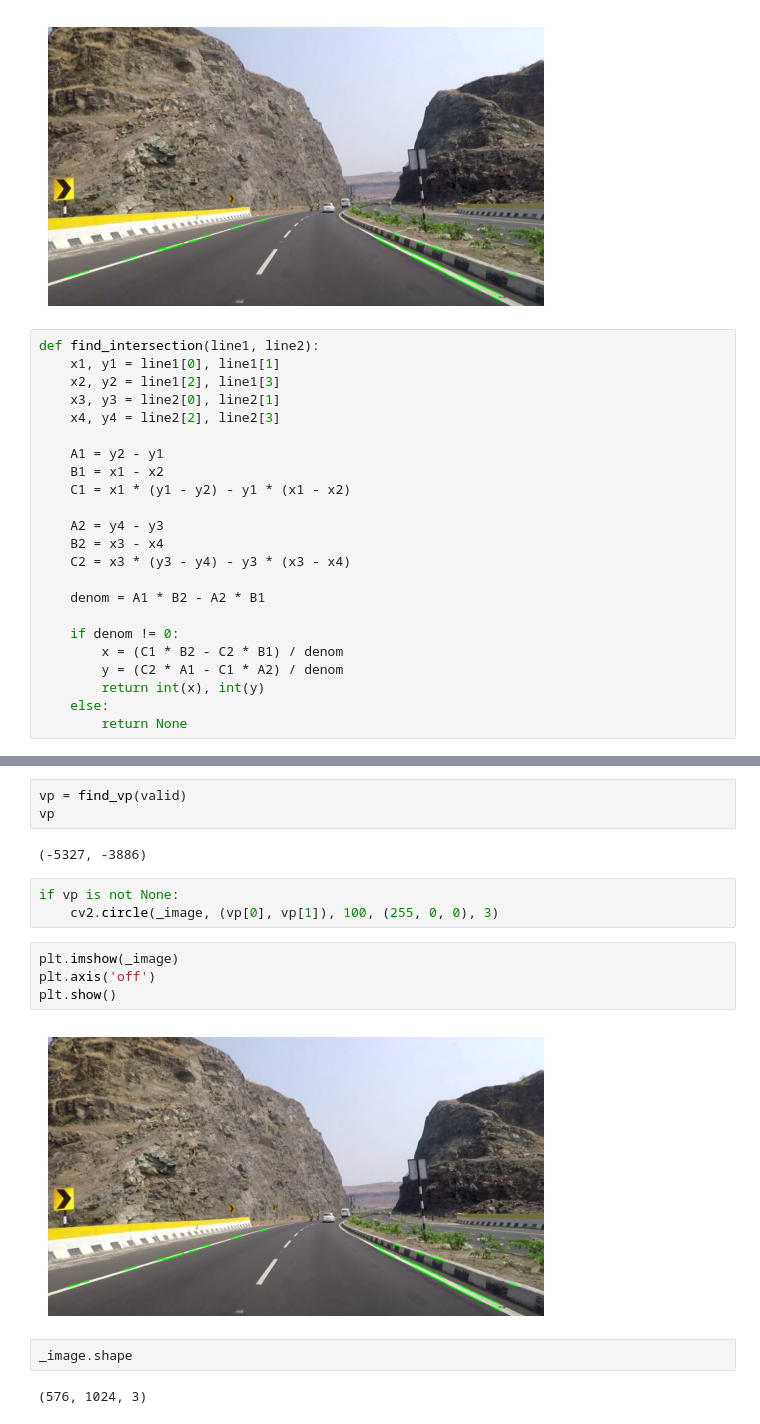
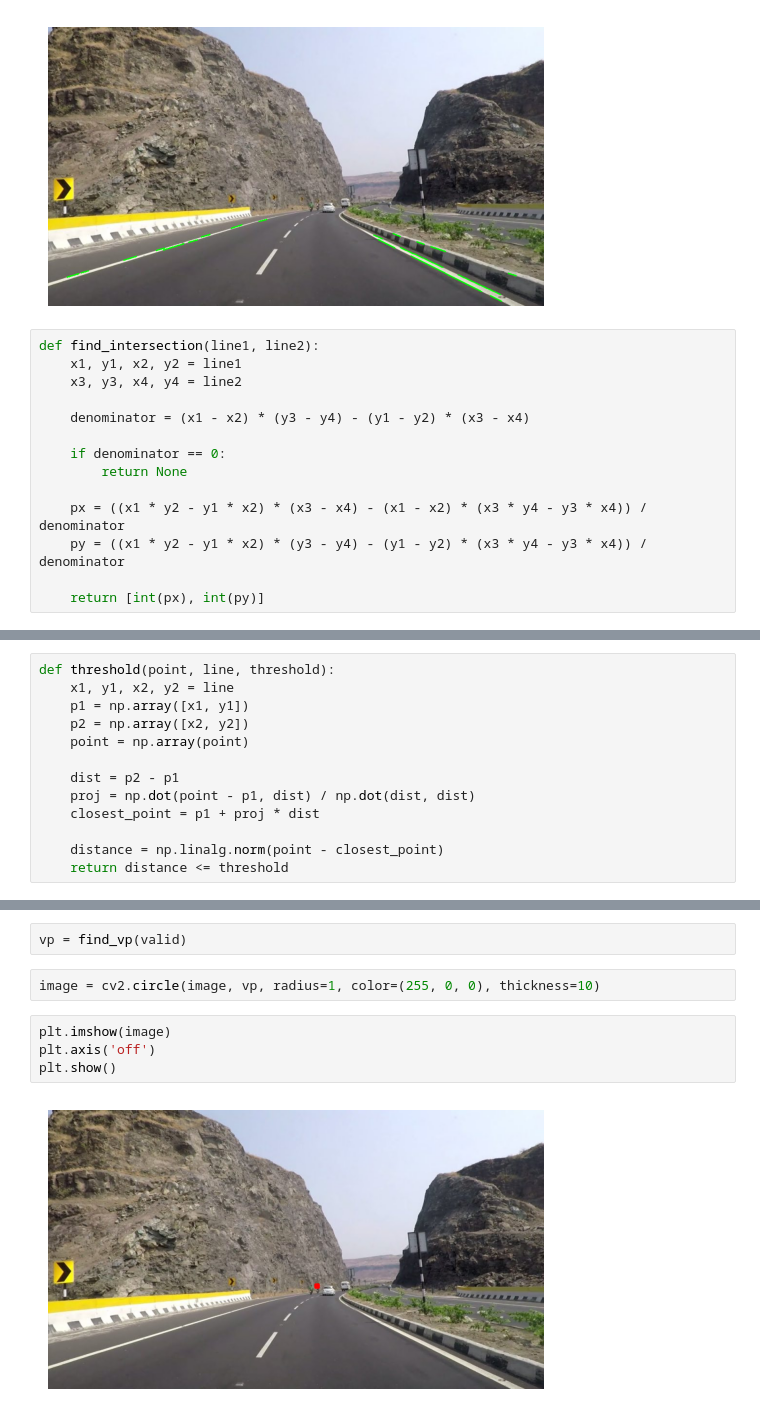
Before and after one commit to AndySama79/Neural-Network-Scratch, a Jupyter notebook: computer-vision/vanishing_plaksha.ipynb, the cells around one changed output, grey strips where cells are left out. Cells and saved outputs as stored; diff of their text form.

```diff
--- a/computer-vision/vanishing_plaksha.ipynb
+++ b/computer-vision/vanishing_plaksha.ipynb
@@ -61,27 +61,18 @@ plt.show()
 [figure]
 # %%
 def find_intersection(line1, line2):
-    x1, y1 = line1[0], line1[1]
-    x2, y2 = line1[2], line1[3]
-    x3, y3 = line2[0], line2[1]
-    x4, y4 = line2[2], line2[3]
+    x1, y1, x2, y2 = line1
+    x3, y3, x4, y4 = line2
 
-    A1 = y2 - y1
-    B1 = x1 - x2
-    C1 = x1 * (y1 - y2) - y1 * (x1 - x2)
+    denominator = (x1 - x2) * (y3 - y4) - (y1 - y2) * (x3 - x4)
 
-    A2 = y4 - y3
-    B2 = x3 - x4
-    C2 = x3 * (y3 - y4) - y3 * (x3 - x4)
+    if denominator == 0:
+        return None
 
-    denom = A1 * B2 - A2 * B1
+    px = ((x1 * y2 - y1 * x2) * (x3 - x4) - (x1 - x2) * (x3 * y4 - y3 * x4)) / denominator
+    py = ((x1 * y2 - y1 * x2) * (y3 - y4) - (y1 - y2) * (x3 * y4 - y3 * x4)) / denominator
 
-    if denom != 0:
-        x = (C1 * B2 - C2 * B1) / denom
-        y = (C2 * A1 - C1 * A2) / denom
-        return int(x), int(y)
-    else:
-        return None
+    return [int(px), int(py)]
 # %%
 print(find_intersection(valid[0], valid[9]))
 # %% [output]
@@ -89 +80,14 @@ print(find_intersection(valid[0], valid[9]))
+# %%
+def threshold(point, line, threshold):
+    x1, y1, x2, y2 = line
+    p1 = np.array([x1, y1])
+    p2 = np.array([x2, y2])
+    point = np.array(point)
+
+    dist = p2 - p1
+    proj = np.dot(point - p1, dist) / np.dot(dist, dist)
+    closest_point = p1 + proj * dist
+
+    distance = np.linalg.norm(point - closest_point)
+    return distance <= threshold
 # %%
@@ -106,18 +124,10 @@ def find_vp(lines):
+# %%
+vp = find_vp(valid)
 # %%
-vp = find_vp(valid)
-vp
+image = cv2.circle(image, vp, radius=1, color=(255, 0, 0), thickness=10)
-# %% [output]
-(-5327, -3886)
-# %%
-if vp is not None:
-    cv2.circle(_image, (vp[0], vp[1]), 100, (255, 0, 0), 3)
-# %%
-plt.imshow(_image)
-plt.axis('off')
-plt.show()
-# %% [output]
-[figure, removed]
-# %%
-_image.shape
-# %% [output]
-(576, 1024, 3)
+# %%
+plt.imshow(image)
+plt.axis('off')
+plt.show()
+# %% [output]
+[figure, added]
```
Also changed, not shown: parts of 2 cells of this notebook, 2 other files.
